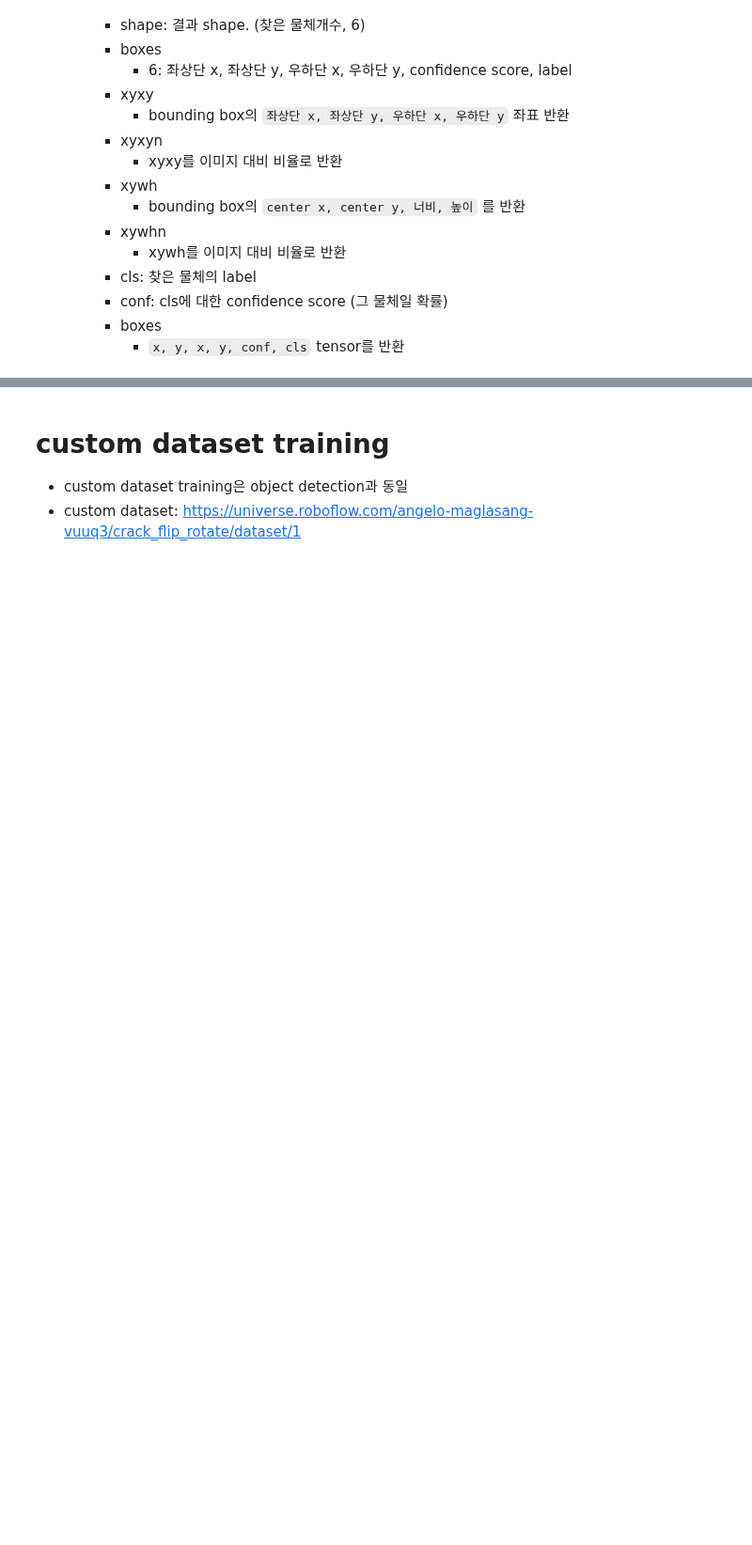
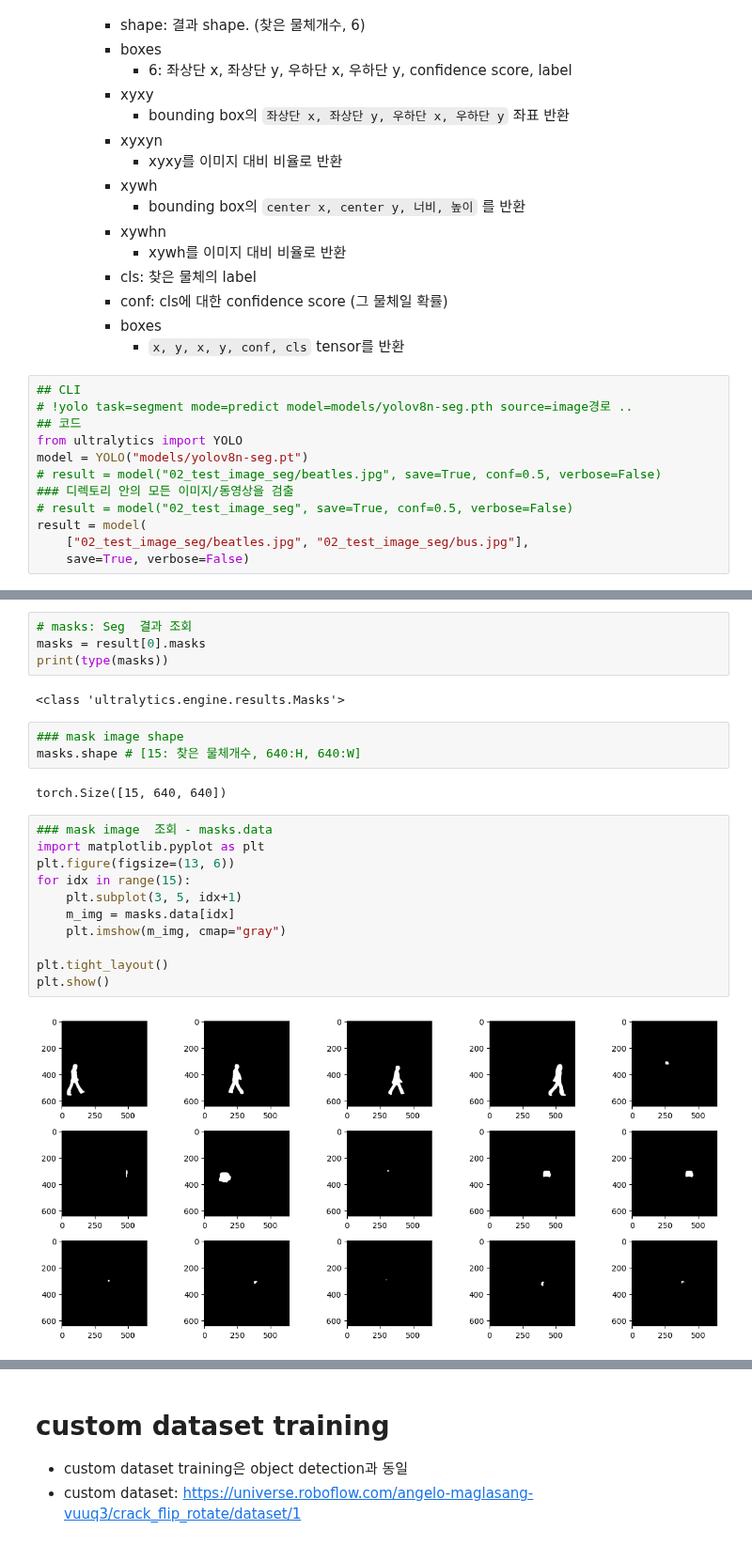
Before and after one commit to LeeJUHO127/DA-35, a Jupyter notebook: 09_vision_deeplearning/02_example_yolov8_pytorch/03_yolov8_segmentation.ipynb, the cells around one changed output, grey strips where cells are left out. Shown at 94% size. Cells and saved outputs as stored; diff of their text form; blank space fills up the shorter version.

```diff
--- a/09_vision_deeplearning/02_example_yolov8_pytorch/03_yolov8_segmentation.ipynb
+++ b/09_vision_deeplearning/02_example_yolov8_pytorch/03_yolov8_segmentation.ipynb
@@ -35,3 +35,15 @@
         - conf: cls에 대한 confidence score (그 물체일 확률)
         - boxes
             - `x, y, x, y, conf, cls` tensor를 반환
+# %%
+## CLI
+# !yolo task=segment mode=predict model=models/yolov8n-seg.pth source=image경로 ..
+## 코드
+from ultralytics import YOLO
+model = YOLO("models/yolov8n-seg.pt")
+# result = model("02_test_image_seg/beatles.jpg", save=True, conf=0.5, verbose=False)
+### 디렉토리 안의 모든 이미지/동영상을 검출
+# result = model("02_test_image_seg", save=True, conf=0.5, verbose=False)
+result = model(
+    ["02_test_image_seg/beatles.jpg", "02_test_image_seg/bus.jpg"],
+    save=True, verbose=False)
@@ -37,0 +63,24 @@
+# %%
+# masks: Seg  결과 조회
+masks = result[0].masks
+print(type(masks))
+# %% [output]
+<class 'ultralytics.engine.results.Masks'>
+# %%
+### mask image shape
+masks.shape # [15: 찾은 물체개수, 640:H, 640:W]
+# %% [output]
+torch.Size([15, 640, 640])
+# %%
+### mask image  조회 - masks.data
+import matplotlib.pyplot as plt
+plt.figure(figsize=(13, 6))
+for idx in range(15):
+    plt.subplot(3, 5, idx+1)
+    m_img = masks.data[idx]
+    plt.imshow(m_img, cmap="gray")
+
+plt.tight_layout()
+plt.show()
+# %% [output]
+[figure, added]
```
Also changed, not shown: parts of 7 cells of this notebook, 2 other files.
